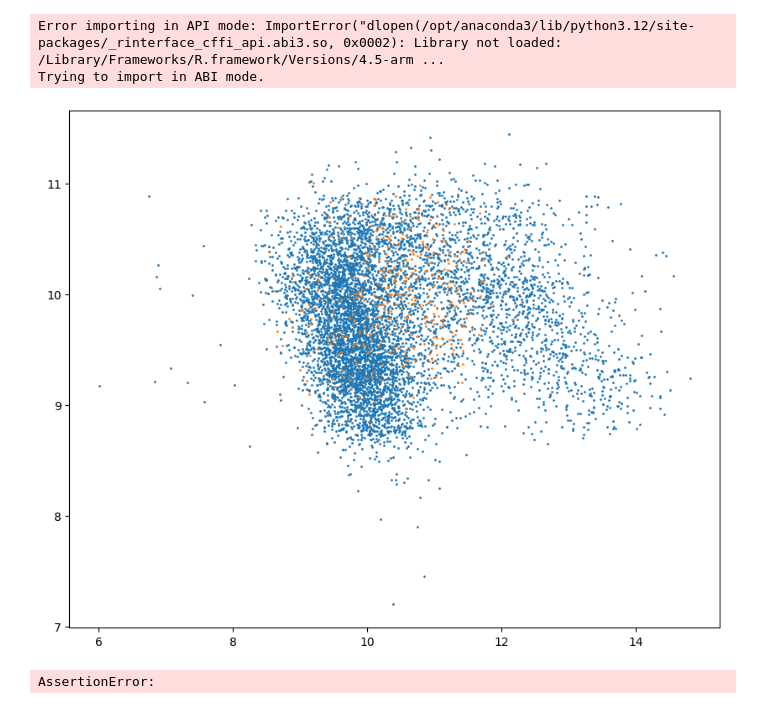
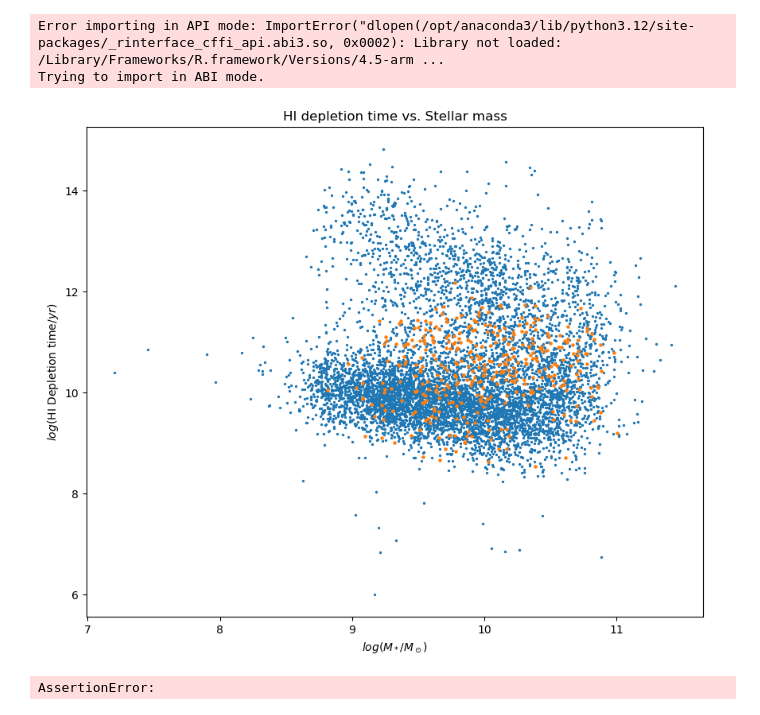
Before and after one commit to harrisonfwest/HI-MaNGA, a Jupyter notebook: F25_Research.ipynb, the cells around one changed output. Saved outputs shown, nothing was run; the diff lists cells and outputs as text; code cells hidden in the pictures.

```diff
--- a/F25_Research.ipynb
+++ b/F25_Research.ipynb
@@ -108,19 +120,18 @@ from survival_analysis import setup, ats_fit, kaplan_meier
 Error importing in API mode: ImportError("dlopen(/opt/anaconda3/lib/python3.12/site-packages/_rinterface_cffi_api.abi3.so, 0x0002): Library not loaded: /Library/Frameworks/R.framework/Versions/4.5-arm ...
 Trying to import in ABI mode.
 # %%
-# Need to create boolean arrays reporting if aligned, MA galaxies are upper limits (non-detection of HI) for statistical test (i.e. CDF)
-Aligned_Lims = np.array(Aligned_table['LOGHILIM200KMS'] == -999)
-MA_Lims = np.array(MA_table['LOGHILIM200KMS'] == -999)
-
 Aligned_depletion = np.array(Aligned_table['Best_HI'] - Aligned_table['log_SFR_Ha'])
 MA_depletion = np.array(MA_table['Best_HI'] - MA_table['log_SFR_Ha'])
 
 plt.figure(figsize = (10, 8))
-plt.scatter(Aligned_depletion, Aligned_table['LOGMSTARS'], s = 1)
-plt.scatter(MA_depletion, MA_table['LOGMSTARS'], s = 1)
+plt.scatter(Aligned_table['LOGMSTARS'], Aligned_depletion, s = 2)
+plt.scatter(MA_table['LOGMSTARS'], MA_depletion, s = 5)
+plt.title(r'HI depletion time vs. Stellar mass')
+plt.xlabel(r'$log(M_*/M_\odot)$')
+plt.ylabel(r'$log($HI Depletion time$/yr)$')
 plt.show()
 # %% [output]
-[figure, old version]
+[figure, new version]
 # %%
 # Only need to run this setup function once, not for each run
 # setup()
```
Also changed, not shown: parts of 5 cells of this notebook, 1 other file.
